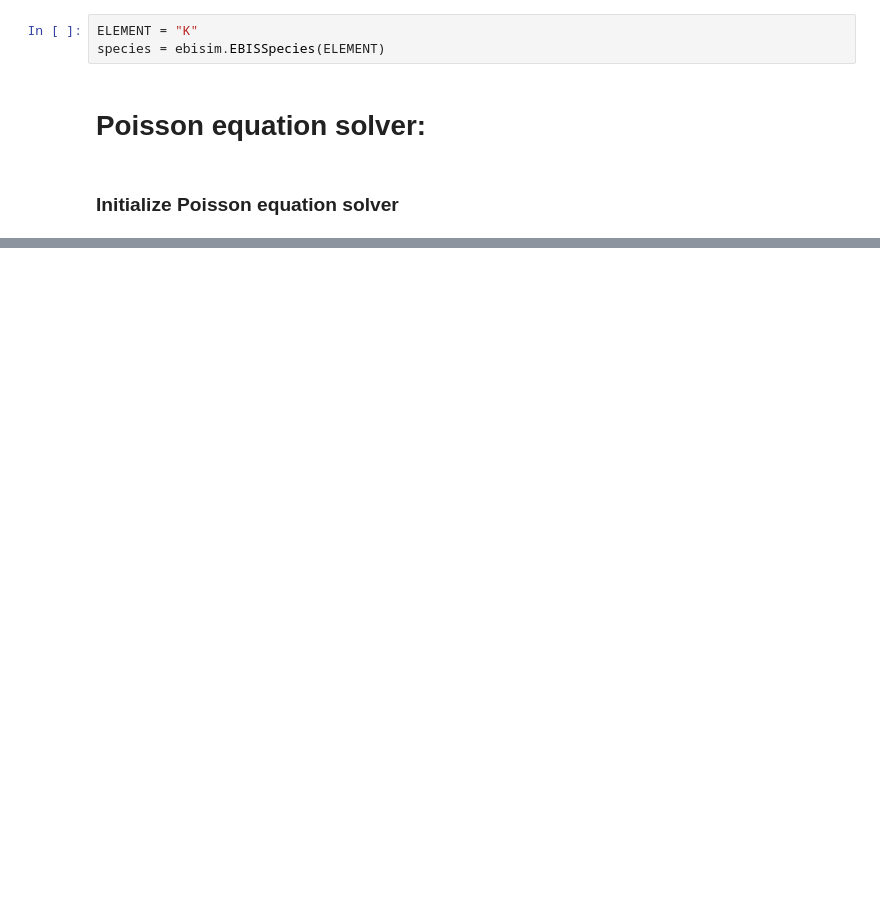
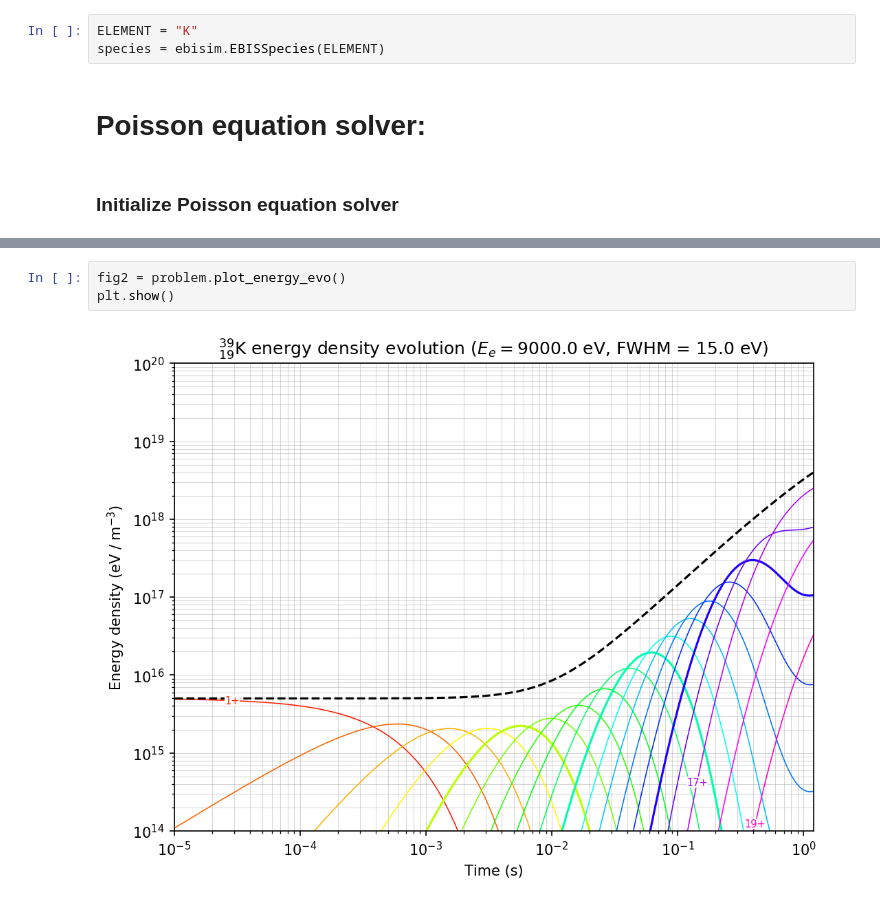
Before and after one commit to Ioniels/EBISSimulation, a Jupyter notebook: demo/debug_poisson.ipynb, the cells around one changed output, grey strips where cells are left out. Drawn from its saved outputs; the diff is of its cells as text; blank space fills up the shorter version.

```diff
--- a/demo/debug_poisson.ipynb
+++ b/demo/debug_poisson.ipynb
@@ -66,0 +45,5 @@ ChemicalElement(z=19, symbol='K', name='Potassium', a=39)
+# %%
+fig2 = problem.plot_energy_evo()
+plt.show()
+# %% [output]
+[figure, added]
```
Also changed, not shown: parts of 28 cells of this notebook, 2 other files.
